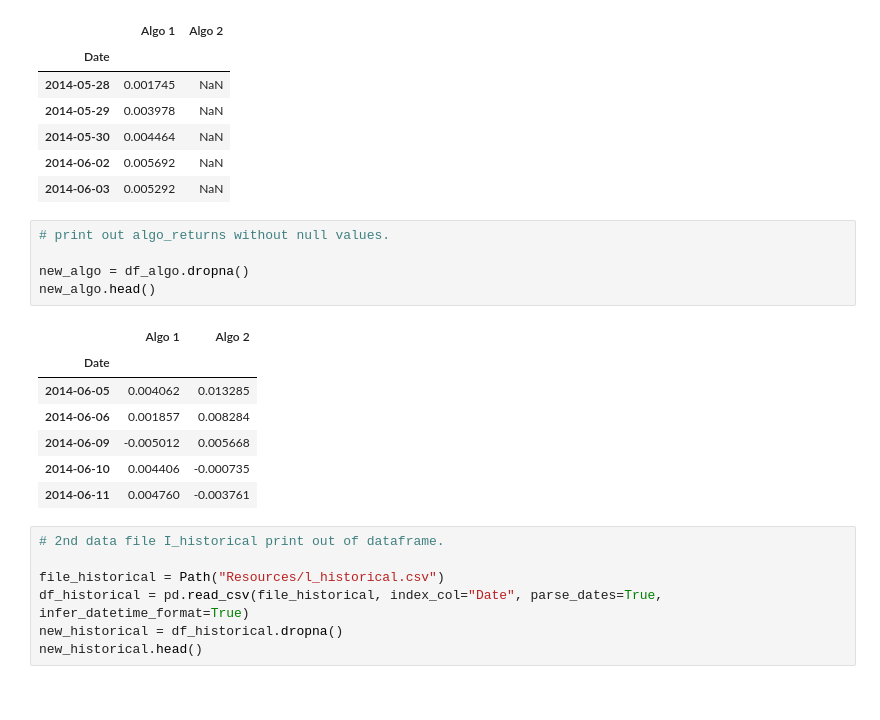
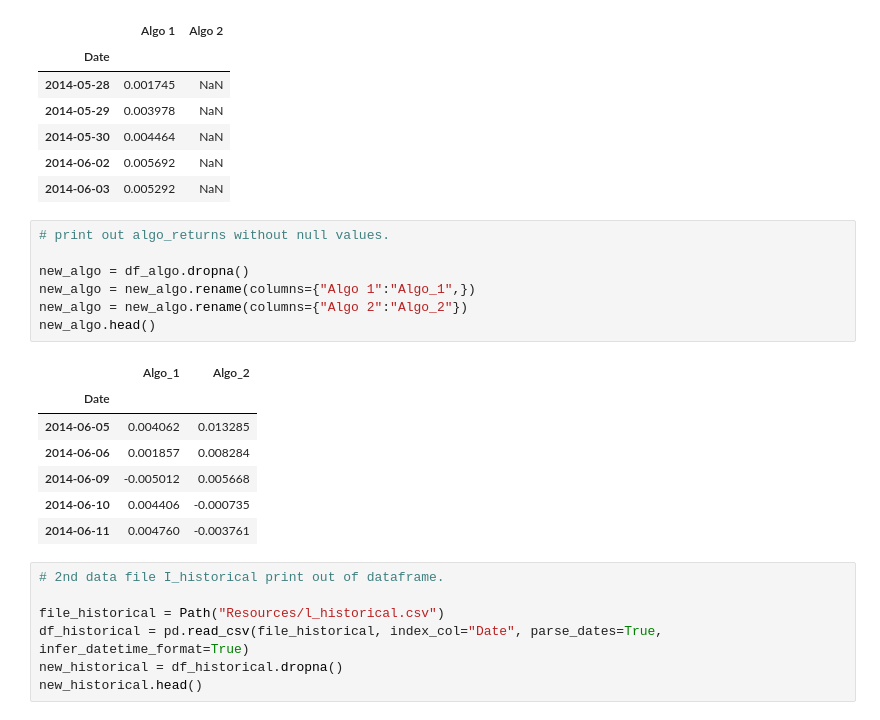
Before and after one commit to Jovan671/Pandas_Unit_04_assignment, a Jupyter notebook: main.ipynb, the cells around one changed output. Saved outputs shown, nothing was run; the diff lists cells and outputs as text.

```diff
--- a/main.ipynb
+++ b/main.ipynb
@@ -31,10 +32,12 @@ df_algo.head()
 # %%
 # print out algo_returns without null values.
 
 new_algo = df_algo.dropna()
+new_algo = new_algo.rename(columns={"Algo 1":"Algo_1",})
+new_algo = new_algo.rename(columns={"Algo 2":"Algo_2"})
 new_algo.head()
 # %% [output]
-|  | Algo 1 | Algo 2 |
+|  | Algo_1 | Algo_2 |
 | Date |  |  |
 | 2014-06-05 | 0.004062 | 0.013285 |
 | 2014-06-06 | 0.001857 | 0.008284 |
```
Also changed, not shown: parts of 17 cells of this notebook.
